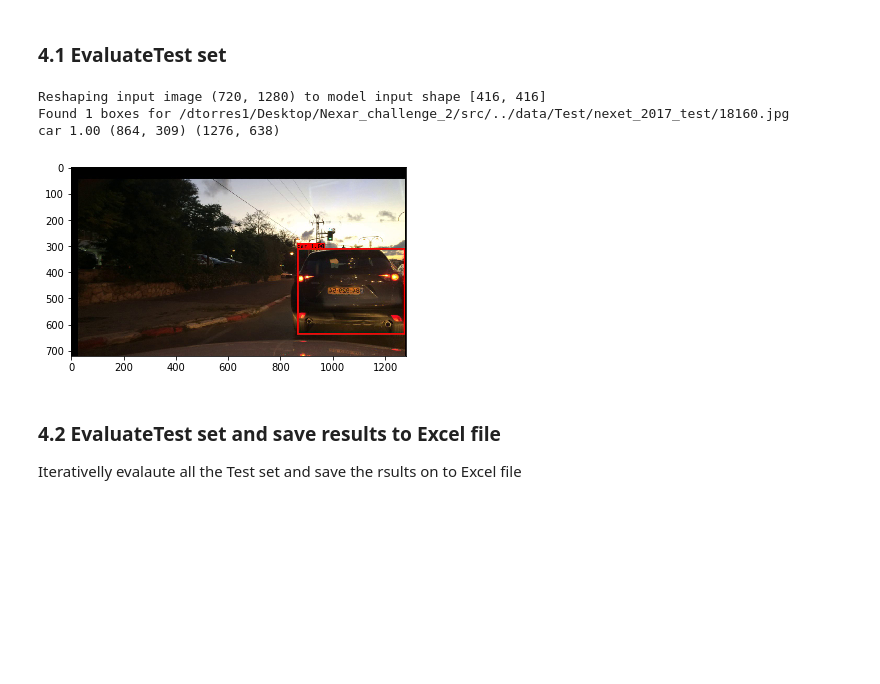
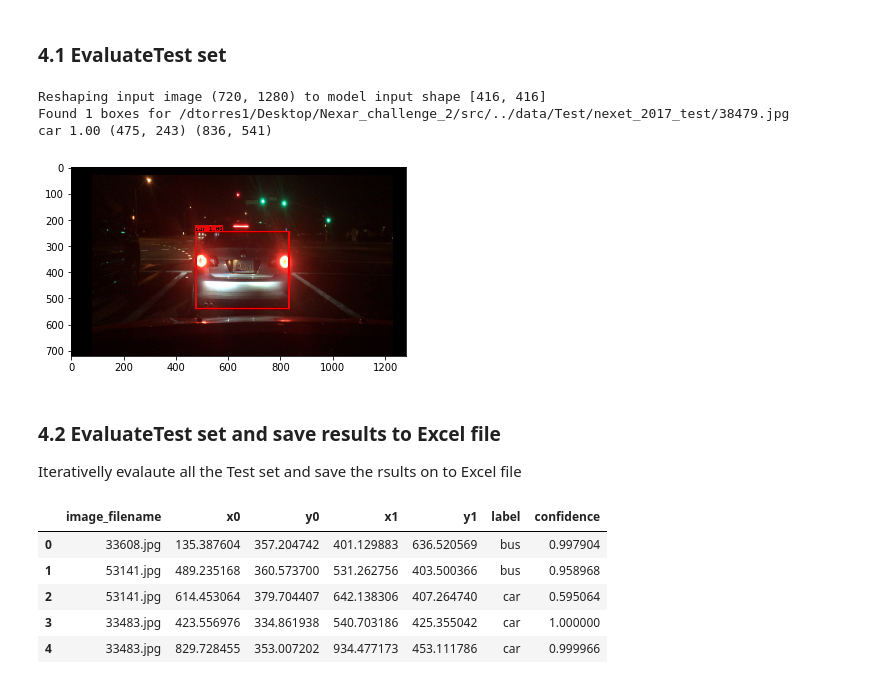
Before and after one commit to DavidTorresOcana/Nexar_challenge_2, a Jupyter notebook: src/Nexar YOLO Train-eval.ipynb, the cells around one changed output. Drawn from its saved outputs; the diff is of its cells as text; code cells hidden in the pictures; blank space fills up the shorter version.

```diff
--- a/src/Nexar YOLO Train-eval.ipynb
+++ b/src/Nexar YOLO Train-eval.ipynb
@@ -385,18 +396,18 @@ number_epochs = 20
 batch_size = 32
 
 # Create the model
-model_body, model = create_model(anchors, class_names, load_pretrained=False, freeze_body=False)
-model.load_weights('trained_stage_1.h5')
+model_body, model = create_model(anchors, class_names, load_pretrained=False, freeze_body=False,regularization_rate = 0)
+model.load_weights('trained_stage_2.h5')
 
 # Configure the training
-optimizer = optimizers.Adam(lr=1e-4, beta_1=0.9, beta_2=0.999, epsilon=1e-07, decay=0.0, amsgrad=False)
+optimizer = optimizers.Adam(lr=2e-4, beta_1=0.9, beta_2=0.999, epsilon=1e-07, decay=0.0, amsgrad=True)
 
 model.compile(
         optimizer = optimizer, loss={
             'yolo_loss': lambda y_true, y_pred: y_pred
         })  # This is a hack to use the custom loss function in the last layer.
 
-early_stopping = EarlyStopping(monitor='val_loss', min_delta=0, patience=15, verbose=1, mode='auto')
+early_stopping = EarlyStopping(monitor='val_loss', min_delta=0, patience=30, verbose=1, mode='auto')
 
 checkpoint = ModelCheckpoint("trained_stage_2_best.h5", monitor='val_loss',
                                      save_weights_only=True, save_best_only=True)
@@ -416,0 +448,31 @@ IndexError: index 15 is out of bounds for axis 1 with size 13
+# %%
+### 2nd pass: Train all the model
+number_epochs = 7
+batch_size = 32
+
+# Create the model
+model_body, model = create_model(anchors, class_names, load_pretrained=False, freeze_body=False,regularization_rate = 0.2)
+model.load_weights('trained_stage_2.h5')
+
+# Configure the training
+optimizer = optimizers.Adam(lr=1e-4, beta_1=0.9, beta_2=0.999, epsilon=1e-07, decay=0.0, amsgrad=True)
+
+model.compile(
+        optimizer = optimizer, loss={
+            'yolo_loss': lambda y_true, y_pred: y_pred
+        })  # This is a hack to use the custom loss function in the last layer.
+
+
+checkpoint = ModelCheckpoint("trained_stage_3_best.h5", monitor='val_loss',
+                                     save_weights_only=True, save_best_only=True)
+logging =  TensorBoard(log_dir='.logs', histogram_freq=0, batch_size=batch_size, write_graph=True,
+                                       write_grads=False, write_images=False, embeddings_freq=0, embeddings_layer_names=None, embeddings_metadata=None)
+# run: $ tensorboard --logdir=.logs
+
+# train the model
+model.fit_generator(get_batch(training_set_files, batch_size,boxes_dir,class_idx,classes_path,anchors_path),
+            steps_per_epoch=len(training_set_files) // batch_size,
+             epochs = number_epochs, validation_data = get_batch(val_set_files, batch_size,boxes_dir,class_idx,classes_path,anchors_path),
+            validation_steps=len(val_set_files) // batch_size, callbacks= [logging,checkpoint])
+
+model.save_weights('trained_stage_3.h5')
@@ -426,6 +505,8 @@ sess = K.get_session()
 # Load the weights of the last trained model onto the loaded model(model_body: YOLO model)
 # model_body.load_weights('trained_stage_1.h5')
 # model_body.load_weights('trained_stage_2_best.h5')
-model_body.load_weights('trained_stage_2_overfit.h5')
+model_body.load_weights('trained_stage_3_best.h5')
+
+# model_body.load_weights('trained_stage_2_overfit.h5')
 
 # model_body.load_weights('trained_stage_2_best_overfit.h5')
@@ -511,9 +580,9 @@ out_scores, out_boxes, out_classes = predict_any(sess, model_body,
                                                       iou_threshold = 0.5)
 # %% [output]
 Reshaping input image (720, 1280) to model input shape [416, 416]
-Found 1 boxes for /dtorres1/Desktop/Nexar_challenge_2/src/../data/Test/nexet_2017_test/18160.jpg
-car 1.00 (864, 309) (1276, 638)
+Found 1 boxes for /dtorres1/Desktop/Nexar_challenge_2/src/../data/Test/nexet_2017_test/38479.jpg
+car 1.00 (475, 243) (836, 541)
-[figure, old version]
+[figure, new version]
 # %% [markdown]
 ### 4.2 EvaluateTest set and save results to Excel file
 Iterativelly evalaute all the Test set and save the rsults on to Excel file
@@ -528,0 +602,9 @@ df.to_excel(test_results_output.format(engine), engine=engine, index=False)
+# %%
+df.head()
+# %% [output]
+|  | image_filename | x0 | y0 | x1 | y1 | label | confidence |
+| 0 | 33608.jpg | 135.387604 | 357.204742 | 401.129883 | 636.520569 | bus | 0.997904 |
+| 1 | 53141.jpg | 489.235168 | 360.573700 | 531.262756 | 403.500366 | bus | 0.958968 |
+| 2 | 53141.jpg | 614.453064 | 379.704407 | 642.138306 | 407.264740 | car | 0.595064 |
+| 3 | 33483.jpg | 423.556976 | 334.861938 | 540.703186 | 425.355042 | car | 1.000000 |
+| 4 | 33483.jpg | 829.728455 | 353.007202 | 934.477173 | 453.111786 | car | 0.999966 |
```
Also changed, not shown: parts of 17 cells of this notebook, 3 other files.
